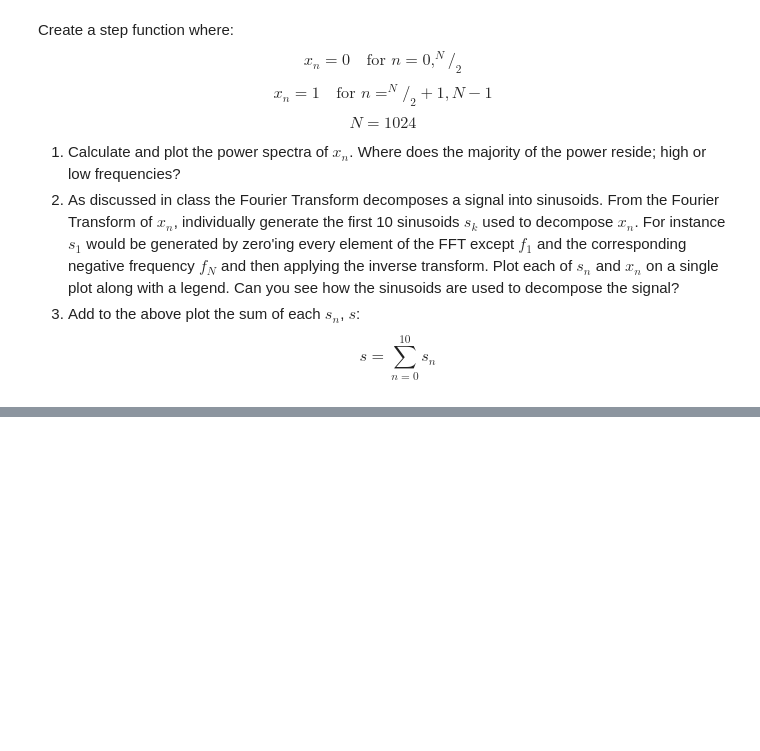
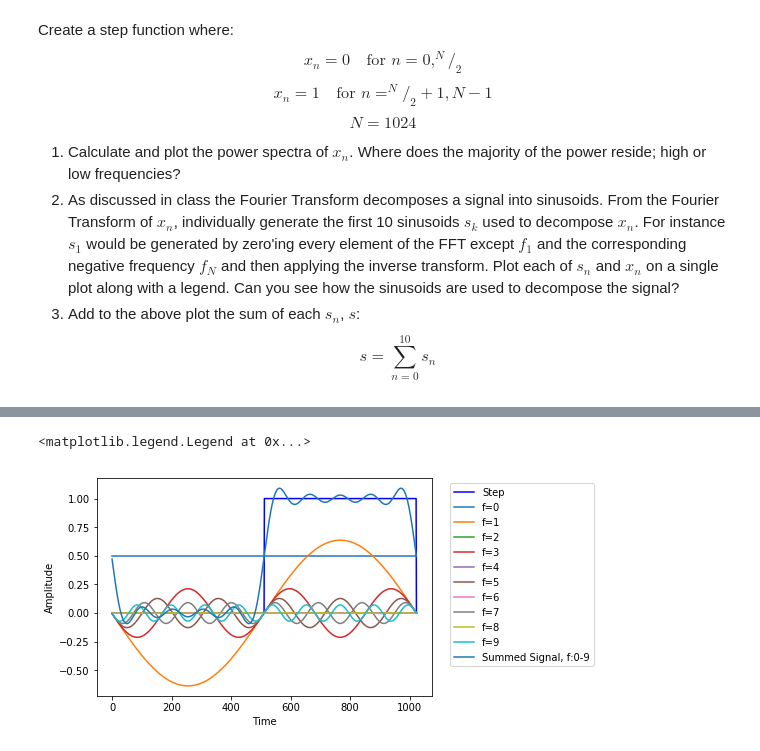
Before and after one commit to kylermurphy/astr288p_2018, a Jupyter notebook: exercises/exercises_lec_8.ipynb, the cells around one changed output, grey strips where cells are left out. Cells and saved outputs as stored; diff of their text form; code cells hidden in the pictures; blank space fills up the shorter version.

```diff
--- a/exercises/exercises_lec_8.ipynb
+++ b/exercises/exercises_lec_8.ipynb
@@ -30,0 +81,37 @@ $$ s=\sum_{n=0}^{10}{s_n}$$
+# %%
+# Exercise 3 continued
+
+# lets 'rebuild' the signal
+f, wax1 = plt.subplots()
+
+wax1.plot(tw,step, c='blue', label='Step')
+wax1.set(xlabel='Time', ylabel='Amplitude')
+
+s = np.zeros(n)
+
+
+for i in np.arange(10):
+    fft_c = np.copy(fftstep)
+    fft_c[:] = 0
+    #if we are doing the zero'th
+    # or nyquist only consider one
+    # element
+    if i==0 or i==n//2:
+        fft_c[i]= fftstep[i]
+    else:
+        # any other frequency consider both elements
+        fft_c[i] = fftstep[i]
+        fft_c[n-i] = fftstep[n-i]
+
+    #create a 'total' signal which
+    # is the sum of all others
+    yi = ifft(fft_c)
+
+    wax1.plot(tw,yi.real,label='f={0:d}'.format(i))
+    s = s+yi.real
+
+wax1.plot(tw,s, label='Summed Signal, f:0-{0:d}'.format(i))
+wax1.legend(bbox_to_anchor=(1.04,1), loc="upper left")
+# %% [output]
+<matplotlib.legend.Legend at 0x...>
+[figure, added]
```
Also changed, not shown: parts of 1 cell of this notebook, 2 other files.
